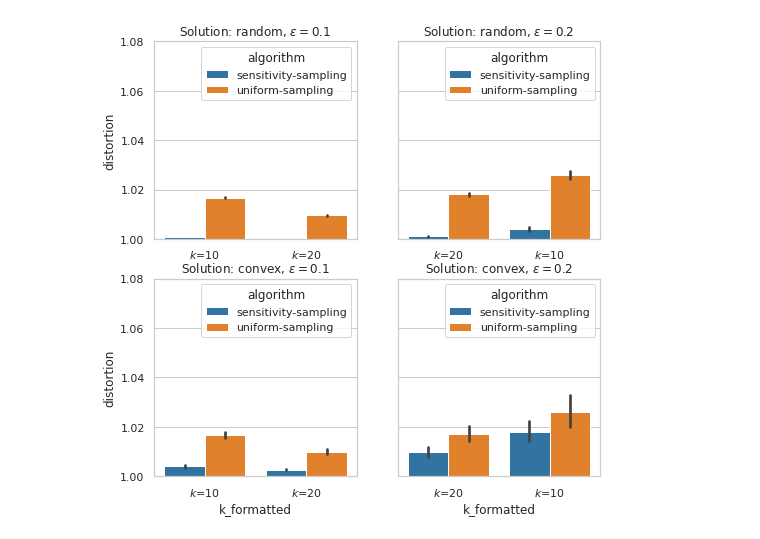
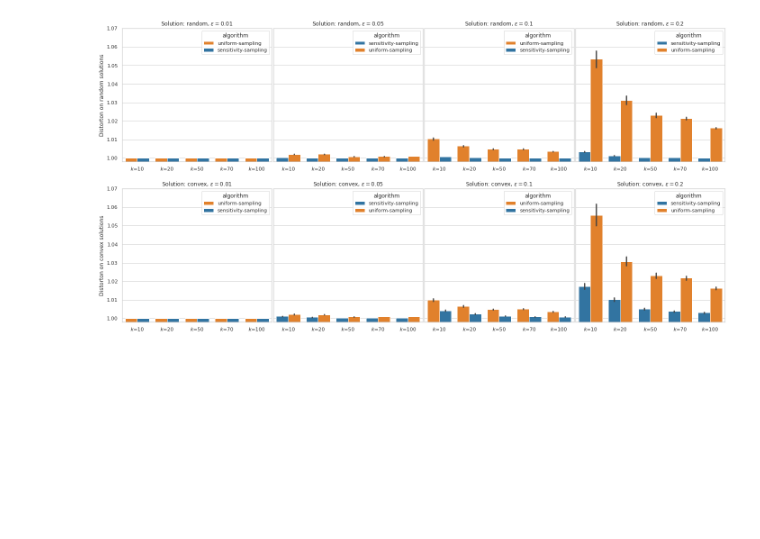
Before and after one commit to sheikhomar/yace, a Jupyter notebook: notebooks/04-preliminary-results-take-1.ipynb, the cells around one changed output. Drawn from its saved outputs; the diff is of its cells as text; code cells hidden in the pictures; blank space fills up the shorter version.

Commit message:
Include results for recent experiments.

```diff
--- a/notebooks/04-preliminary-results-take-1.ipynb
+++ b/notebooks/04-preliminary-results-take-1.ipynb
@@ -46,7 +46,9 @@ def get_results(file_paths):
     for index, job_info_path in enumerate(file_paths):
         job_info = JobInfo.load_json(job_info_path)
         experiment_type = job_info.command_params["experiment-type"]
-        working_dir = Path(f"../{job_info.working_dir}")
+        working_dir = job_info_path.parent
+        if len(list(working_dir.glob("*.*"))) == 0:
+            continue
         perf_results = get_performance_results(working_dir=working_dir)
         duration_secs = int((job_info.completed_at - job_info.started_at).total_seconds())
         raw_data.append({
@@ -64,9 +66,10 @@ def get_raw_results(file_paths):
     for index, job_info_path in enumerate(file_paths):
         job_info = JobInfo.load_json(job_info_path)
         experiment_type = job_info.command_params["experiment-type"]
-        working_dir = Path(f"../{job_info.working_dir}")
+        working_dir = job_info_path.parent
         duration_secs = int((job_info.completed_at - job_info.started_at).total_seconds())
-
+        if not (working_dir/"distortions-random-solutions.feather").exists():
+            continue
 
         df_perf_data = pd.concat([
             pd.read_feather(working_dir/"distortions-random-solutions.feather"),
@@ -89,6 +92,6 @@ def add_combined_mean_std(df: pd.DataFrame, attr: str):
         return f"{mean:0.4f} ({std:0.5f})"
     df[f"{attr}_mean_std"] = df.apply(lambda x: combiner(x), axis=1)
 # %%
-data_results_dir = Path("../data/experiments/simple/ss_us_01/")
+data_results_dir = Path("../data/experiments-skadi/simple/ss_us_01/")
 # %%
 job_info_paths = list(data_results_dir.glob("**/job-info.json"))
@@ -197,23 +128,27 @@ df_grouped
 # %%
 solution_types = df_raw_results["solution_type"].unique()
-epsilons = df_raw_results["epsilon"].unique()
+epsilons = np.sort(df_raw_results["epsilon"].unique())
 n_rows = len(solution_types)
 n_cols = len(epsilons)
-fig, axes = plt.subplots(nrows=n_rows, ncols=n_cols, figsize=(n_rows*4, n_cols*4))
+fig, axes = plt.subplots(nrows=n_rows, ncols=n_cols, sharey=True, figsize=(n_rows*12, n_cols*3))
 
 for i, solution_type in enumerate(solution_types):
     for j, epsilon in enumerate(epsilons):
         ax = axes[i,j]
         f1 = df_raw_results["solution_type"] == solution_type
         f2 = df_raw_results["epsilon"] == epsilon
-        df_filtered = df_raw_results[f1&f2]
+        df_filtered = df_raw_results[f1&f2].copy()
+        df_filtered.sort_values(by=["k"], inplace=True)
         sns.barplot(data=df_filtered, x="k_formatted", y="distortion", hue="algorithm", ax=ax, palette=algorithm_colors)
-        ax.set_ylim(bottom=1, top=1.08)
+        ax.set_ylim(bottom=0.998, top=1.07)
         ax.set_title(f"Solution: {solution_type}, $\\epsilon=${epsilon}")
+        ax.set_ylabel(f"Distorton on {solution_type} solutions")
+        ax.set_xlabel("")
         if j > 0:
             ax.set_ylabel("")
-            ax.set_yticklabels("")
         if i == 0:
             ax.set_xlabel("")
+fig.subplots_adjust(wspace=0.01)
+fig.savefig("simple-instance-distortions-v1.pdf")
 # %% [output]
-[figure, old version]
+[figure, new version]
```
Also changed, not shown: parts of 8 cells of this notebook.
